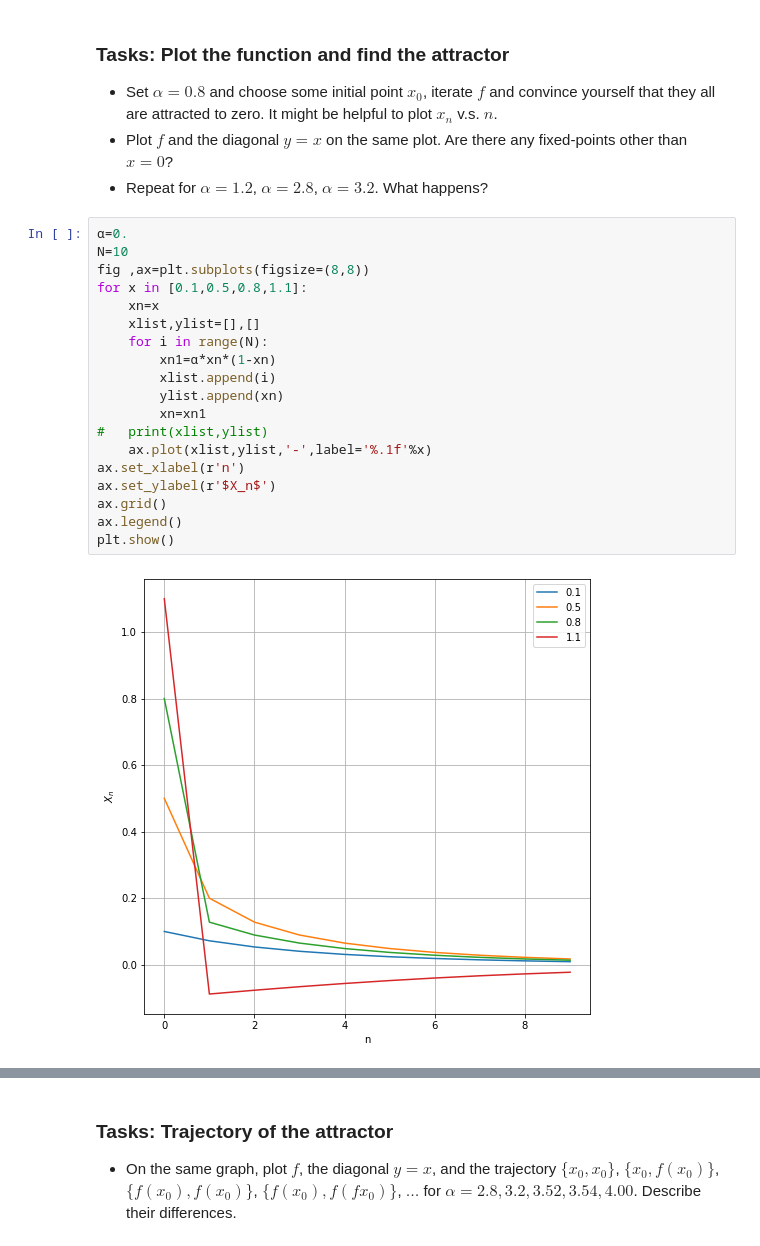
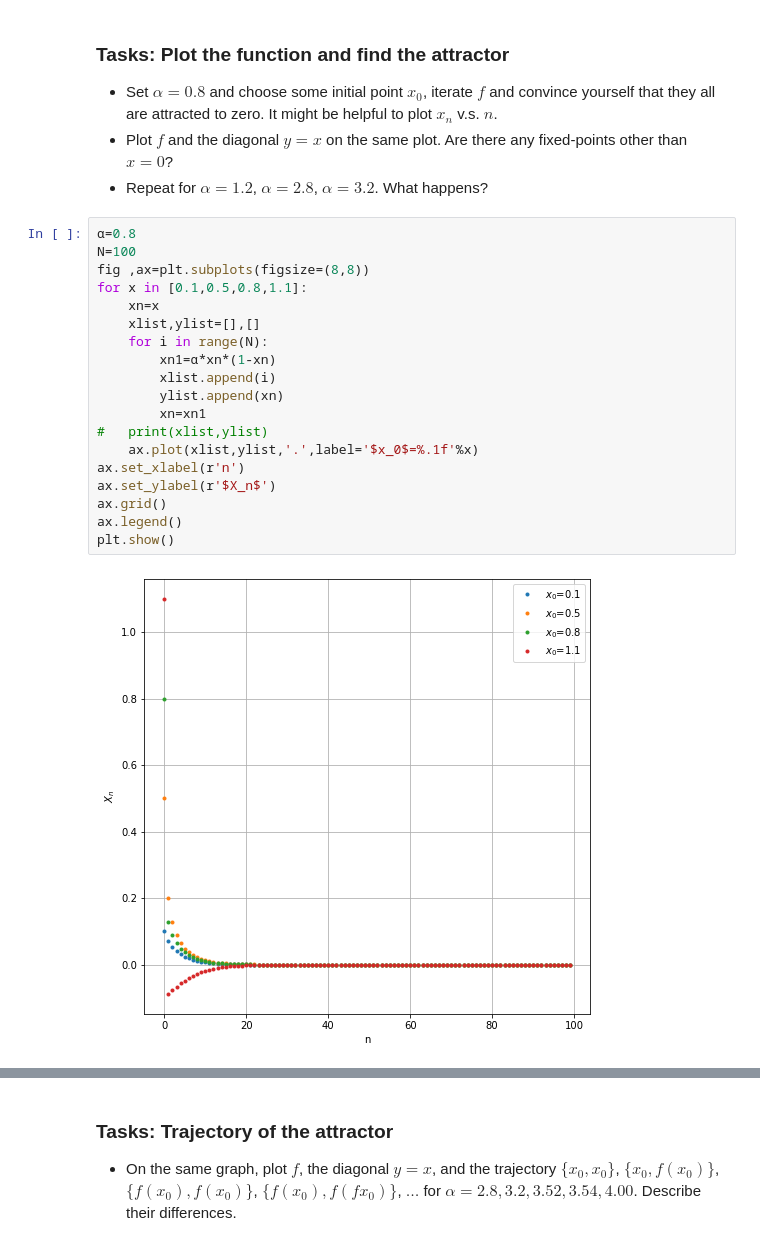
Before and after one commit to pcchen/Computation-in-Physics, a Jupyter notebook: 109022561/20211025class.ipynb, the cells around one changed output, grey strips where cells are left out. Drawn from its saved outputs; the diff is of its cells as text.

```diff
--- a/109022561/20211025class.ipynb
+++ b/109022561/20211025class.ipynb
@@ -26,23 +26,23 @@ import matplotlib.pyplot as plt
 * Plot $f$ and the diagonal $y=x$ on the same plot. Are there any fixed-points other than $x=0$?
 * Repeat for $\alpha=1.2$, $\alpha=2.8$, $\alpha=3.2$. What happens?
 # %%
-α=0.
-N=10
+α=0.8
+N=100
 fig ,ax=plt.subplots(figsize=(8,8))
 for x in [0.1,0.5,0.8,1.1]:
     xn=x
     xlist,ylist=[],[]
     for i in range(N):
         xn1=α*xn*(1-xn)
         xlist.append(i)
         ylist.append(xn)
         xn=xn1
 #   print(xlist,ylist)
-    ax.plot(xlist,ylist,'-',label='%.1f'%x)
+    ax.plot(xlist,ylist,'.',label='$x_0$=%.1f'%x)
 ax.set_xlabel(r'n')
 ax.set_ylabel(r'$X_n$')
 ax.grid()
 ax.legend()
 plt.show()
 # %% [output]
-[figure, old version]
+[figure, new version]
```
Also changed, not shown: parts of 6 cells of this notebook.
